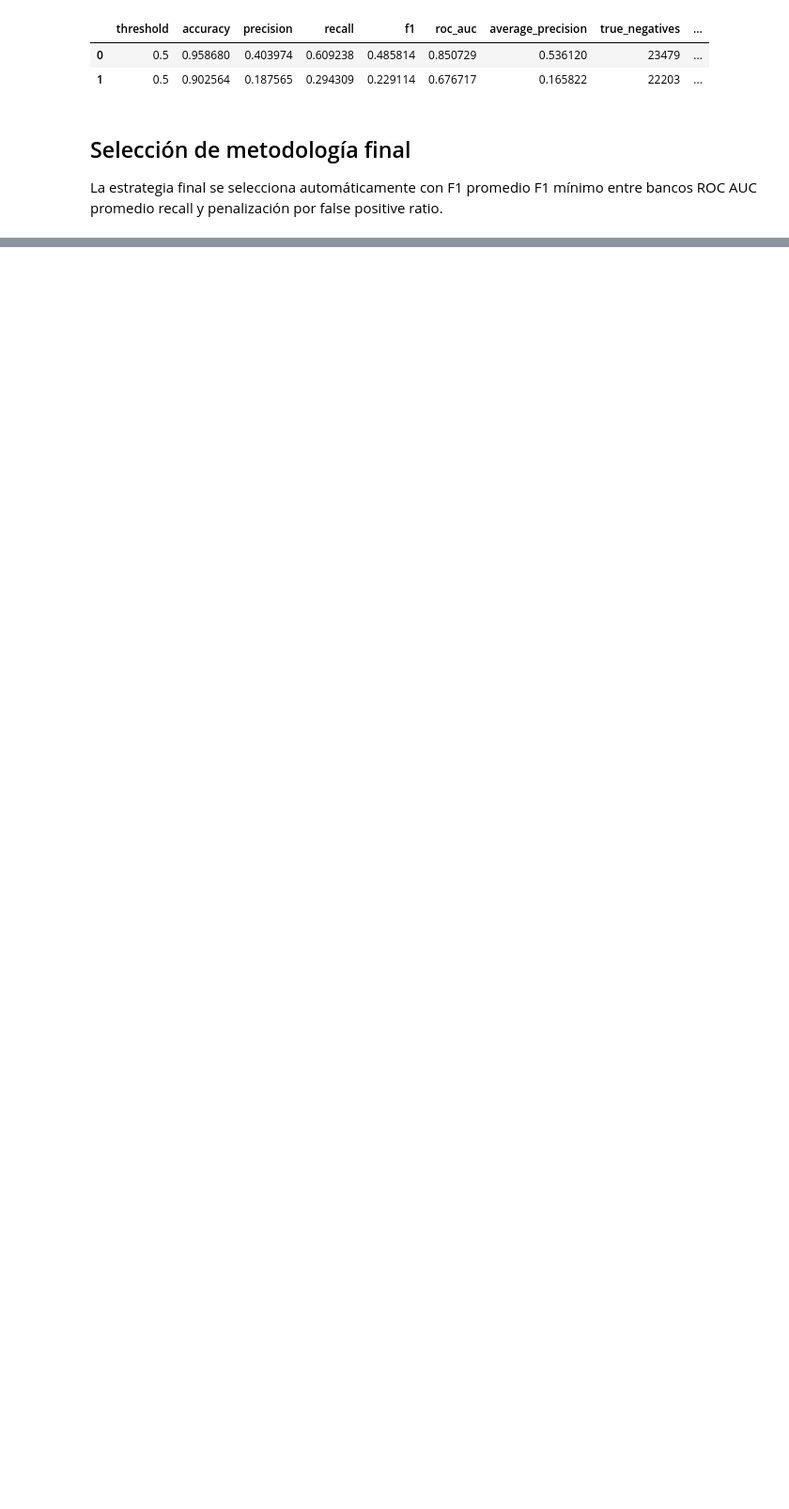
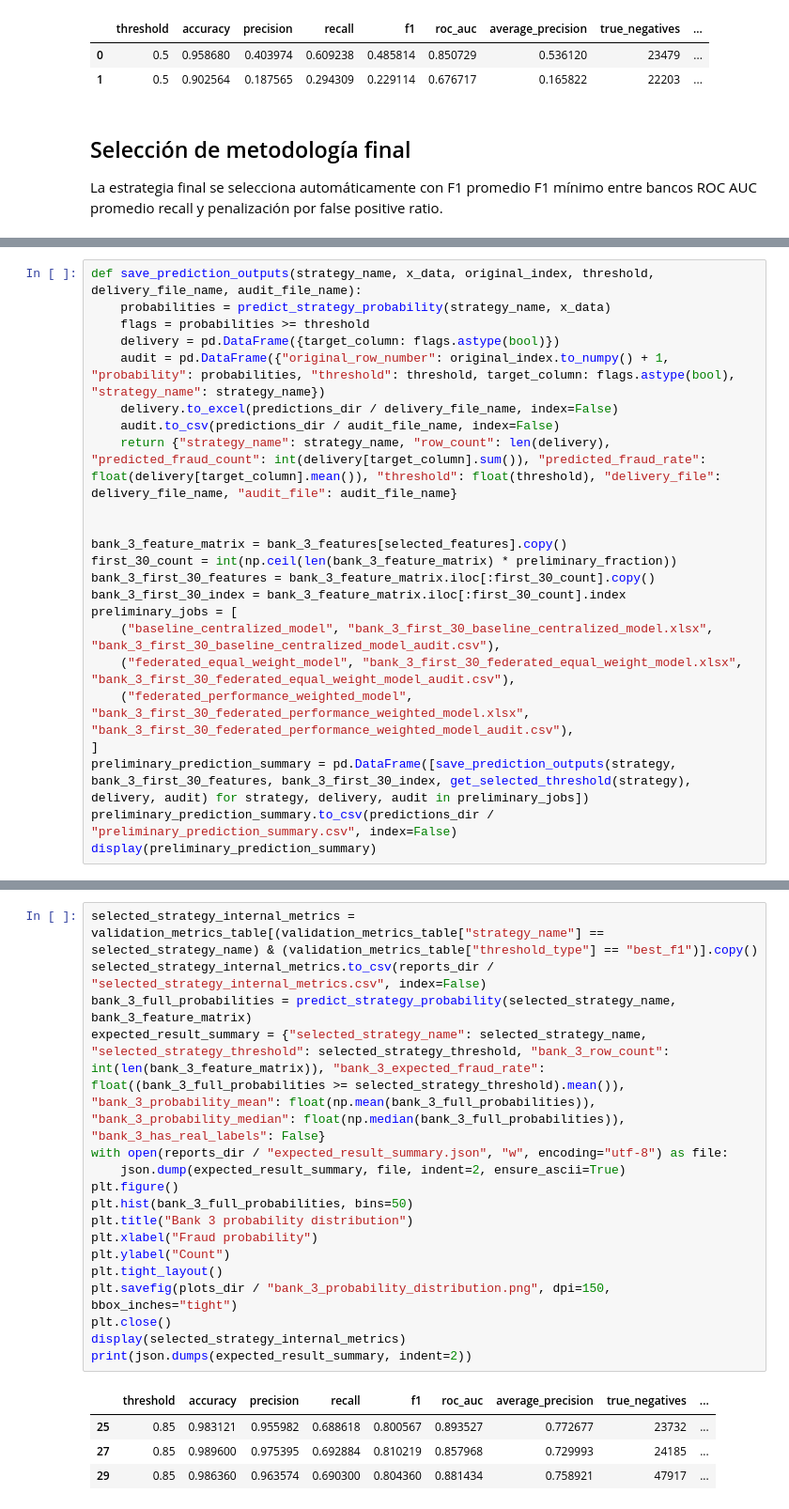
Before and after one commit to mar22266/Proyecto-DataSience-PlusTI, a Jupyter notebook: ObjetivoB.ipynb, the cells around one changed output, grey strips where cells are left out. Shown at 94% size. Saved outputs shown, nothing was run; the diff lists cells and outputs as text; blank space fills up the shorter version.

Commit message:
Feat: inferencia 30% y 100%  metricas internas y resultado esperado, conclusiones, ajustes input data

```diff
--- a/ObjetivoB.ipynb
+++ b/ObjetivoB.ipynb
@@ -945,0 +945,23 @@ Selected strategy: central_hist_gradient_boosting_model
+# %%
+def save_prediction_outputs(strategy_name, x_data, original_index, threshold, delivery_file_name, audit_file_name):
+    probabilities = predict_strategy_probability(strategy_name, x_data)
+    flags = probabilities >= threshold
+    delivery = pd.DataFrame({target_column: flags.astype(bool)})
+    audit = pd.DataFrame({"original_row_number": original_index.to_numpy() + 1, "probability": probabilities, "threshold": threshold, target_column: flags.astype(bool), "strategy_name": strategy_name})
+    delivery.to_excel(predictions_dir / delivery_file_name, index=False)
+    audit.to_csv(predictions_dir / audit_file_name, index=False)
+    return {"strategy_name": strategy_name, "row_count": len(delivery), "predicted_fraud_count": int(delivery[target_column].sum()), "predicted_fraud_rate": float(delivery[target_column].mean()), "threshold": float(threshold), "delivery_file": delivery_file_name, "audit_file": audit_file_name}
+
+
+bank_3_feature_matrix = bank_3_features[selected_features].copy()
+first_30_count = int(np.ceil(len(bank_3_feature_matrix) * preliminary_fraction))
+bank_3_first_30_features = bank_3_feature_matrix.iloc[:first_30_count].copy()
+bank_3_first_30_index = bank_3_feature_matrix.iloc[:first_30_count].index
+preliminary_jobs = [
+    ("baseline_centralized_model", "bank_3_first_30_baseline_centralized_model.xlsx", "bank_3_first_30_baseline_centralized_model_audit.csv"),
+    ("federated_equal_weight_model", "bank_3_first_30_federated_equal_weight_model.xlsx", "bank_3_first_30_federated_equal_weight_model_audit.csv"),
+    ("federated_performance_weighted_model", "bank_3_first_30_federated_performance_weighted_model.xlsx", "bank_3_first_30_federated_performance_weighted_model_audit.csv"),
+]
+preliminary_prediction_summary = pd.DataFrame([save_prediction_outputs(strategy, bank_3_first_30_features, bank_3_first_30_index, get_selected_threshold(strategy), delivery, audit) for strategy, delivery, audit in preliminary_jobs])
+preliminary_prediction_summary.to_csv(predictions_dir / "preliminary_prediction_summary.csv", index=False)
+display(preliminary_prediction_summary)
@@ -945,0 +990,22 @@ Selected strategy: central_hist_gradient_boosting_model
+# %%
+selected_strategy_internal_metrics = validation_metrics_table[(validation_metrics_table["strategy_name"] == selected_strategy_name) & (validation_metrics_table["threshold_type"] == "best_f1")].copy()
+selected_strategy_internal_metrics.to_csv(reports_dir / "selected_strategy_internal_metrics.csv", index=False)
+bank_3_full_probabilities = predict_strategy_probability(selected_strategy_name, bank_3_feature_matrix)
+expected_result_summary = {"selected_strategy_name": selected_strategy_name, "selected_strategy_threshold": selected_strategy_threshold, "bank_3_row_count": int(len(bank_3_feature_matrix)), "bank_3_expected_fraud_rate": float((bank_3_full_probabilities >= selected_strategy_threshold).mean()), "bank_3_probability_mean": float(np.mean(bank_3_full_probabilities)), "bank_3_probability_median": float(np.median(bank_3_full_probabilities)), "bank_3_has_real_labels": False}
+with open(reports_dir / "expected_result_summary.json", "w", encoding="utf-8") as file:
+    json.dump(expected_result_summary, file, indent=2, ensure_ascii=True)
+plt.figure()
+plt.hist(bank_3_full_probabilities, bins=50)
+plt.title("Bank 3 probability distribution")
+plt.xlabel("Fraud probability")
+plt.ylabel("Count")
+plt.tight_layout()
+plt.savefig(plots_dir / "bank_3_probability_distribution.png", dpi=150, bbox_inches="tight")
+plt.close()
+display(selected_strategy_internal_metrics)
+print(json.dumps(expected_result_summary, indent=2))
+# %% [output]
+|  | threshold | accuracy | precision | recall | f1 | roc_auc | average_precision | true_negatives | ... |
+| 25 | 0.85 | 0.983121 | 0.955982 | 0.688618 | 0.800567 | 0.893527 | 0.772677 | 23732 | ... |
+| 27 | 0.85 | 0.989600 | 0.975395 | 0.692884 | 0.810219 | 0.857968 | 0.729993 | 24185 | ... |
+| 29 | 0.85 | 0.986360 | 0.963574 | 0.690300 | 0.804360 | 0.881434 | 0.758921 | 47917 | ... |
```
Also changed, not shown: parts of 8 cells of this notebook, 17 other files.
